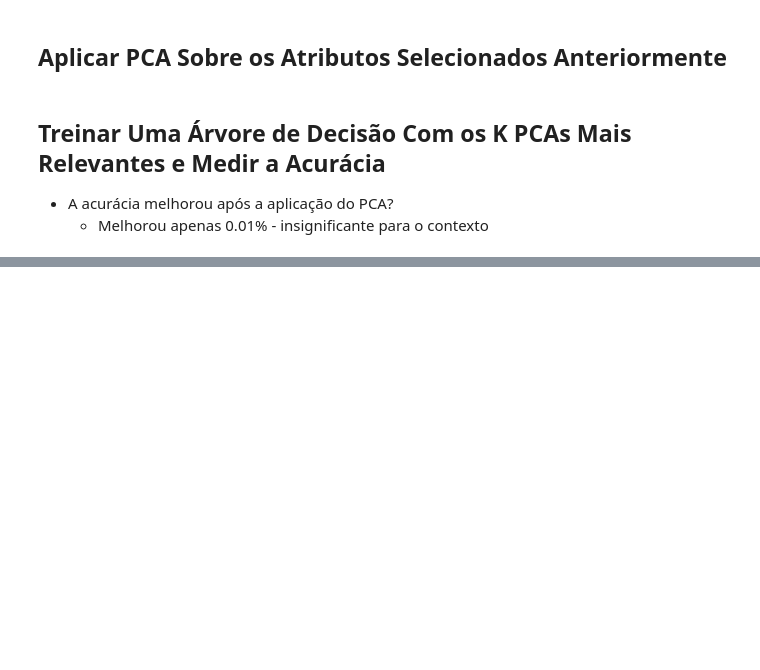
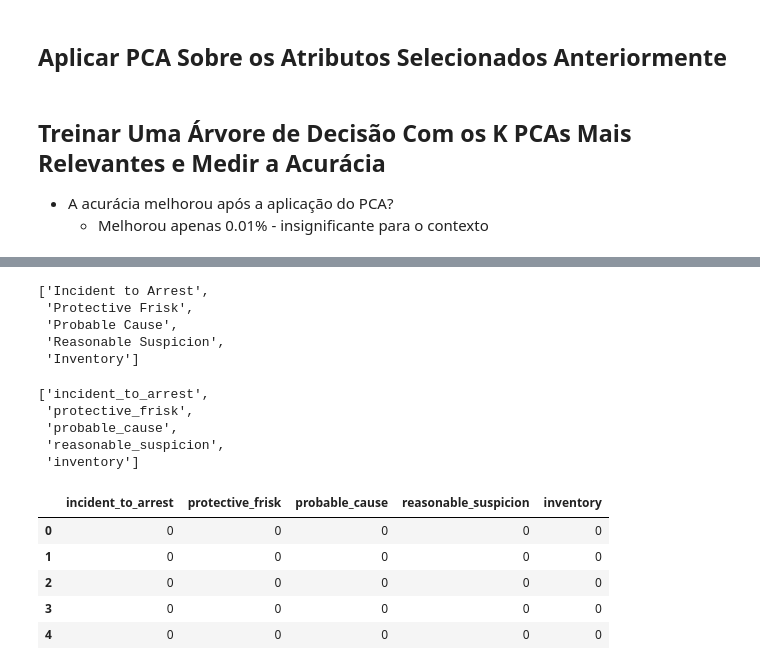
Before and after one commit to GUILN/masters-data-science, a Jupyter notebook: notebooks/etl_aula_4.ipynb, the cells around one changed output, grey strips where cells are left out. Drawn from its saved outputs; the diff is of its cells as text; code cells hidden in the pictures; blank space fills up the shorter version.

Commit message:
apply one hot encoder at most releavant categorical feature: search type

```diff
--- a/notebooks/etl_aula_4.ipynb
+++ b/notebooks/etl_aula_4.ipynb
@@ -325 +369,22 @@ Accuracy: 96.87 %
 None
+# %%
+display(police_dataset_etl.all_search_types)
+display(police_dataset_etl.all_search_types_columns)
+display(police_dataset_etl.get_search_type_df().head())
+# %% [output]
+['Incident to Arrest',
+ 'Protective Frisk',
+ 'Probable Cause',
+ 'Reasonable Suspicion',
+ 'Inventory']
+['incident_to_arrest',
+ 'protective_frisk',
+ 'probable_cause',
+ 'reasonable_suspicion',
+ 'inventory']
+|  | incident_to_arrest | protective_frisk | probable_cause | reasonable_suspicion | inventory |
+| 0 | 0 | 0 | 0 | 0 | 0 |
+| 1 | 0 | 0 | 0 | 0 | 0 |
+| 2 | 0 | 0 | 0 | 0 | 0 |
+| 3 | 0 | 0 | 0 | 0 | 0 |
+| 4 | 0 | 0 | 0 | 0 | 0 |
```
Also changed, not shown: parts of 6 cells of this notebook, 1 other file.
